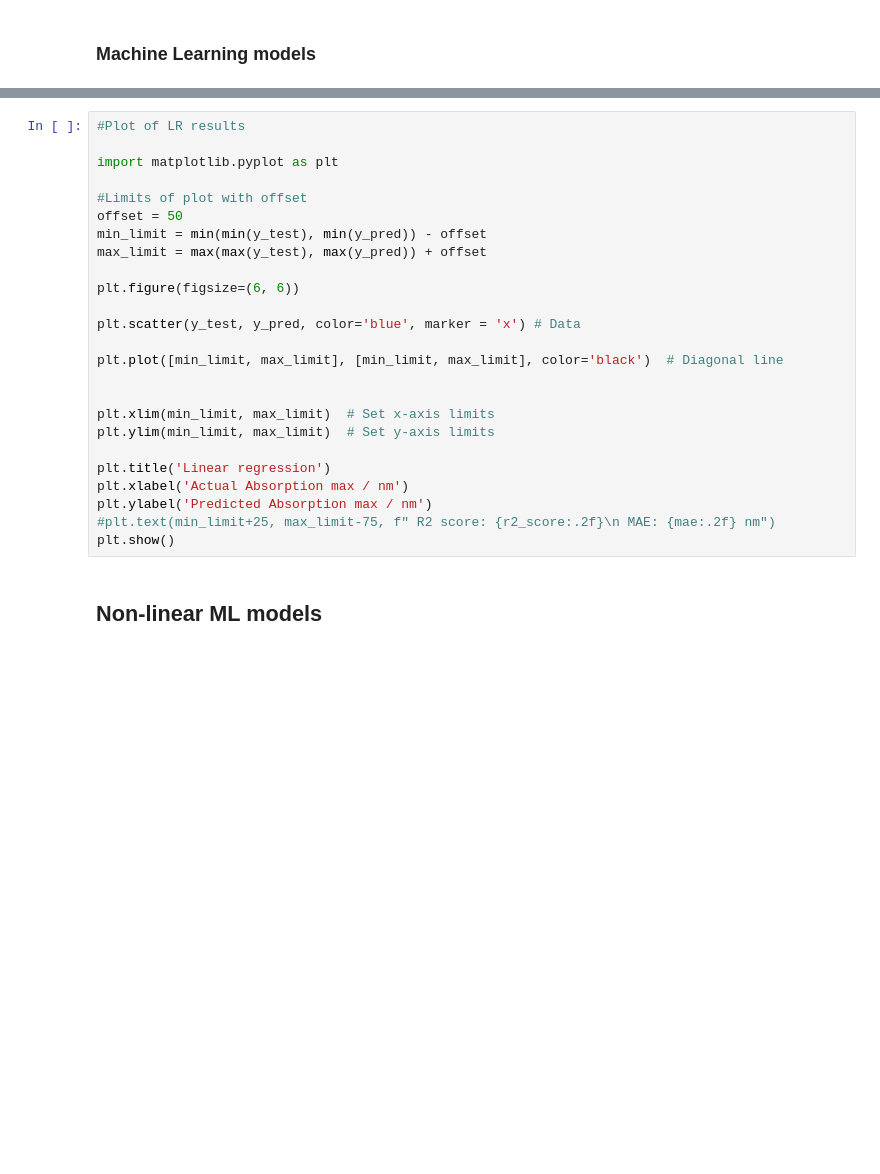
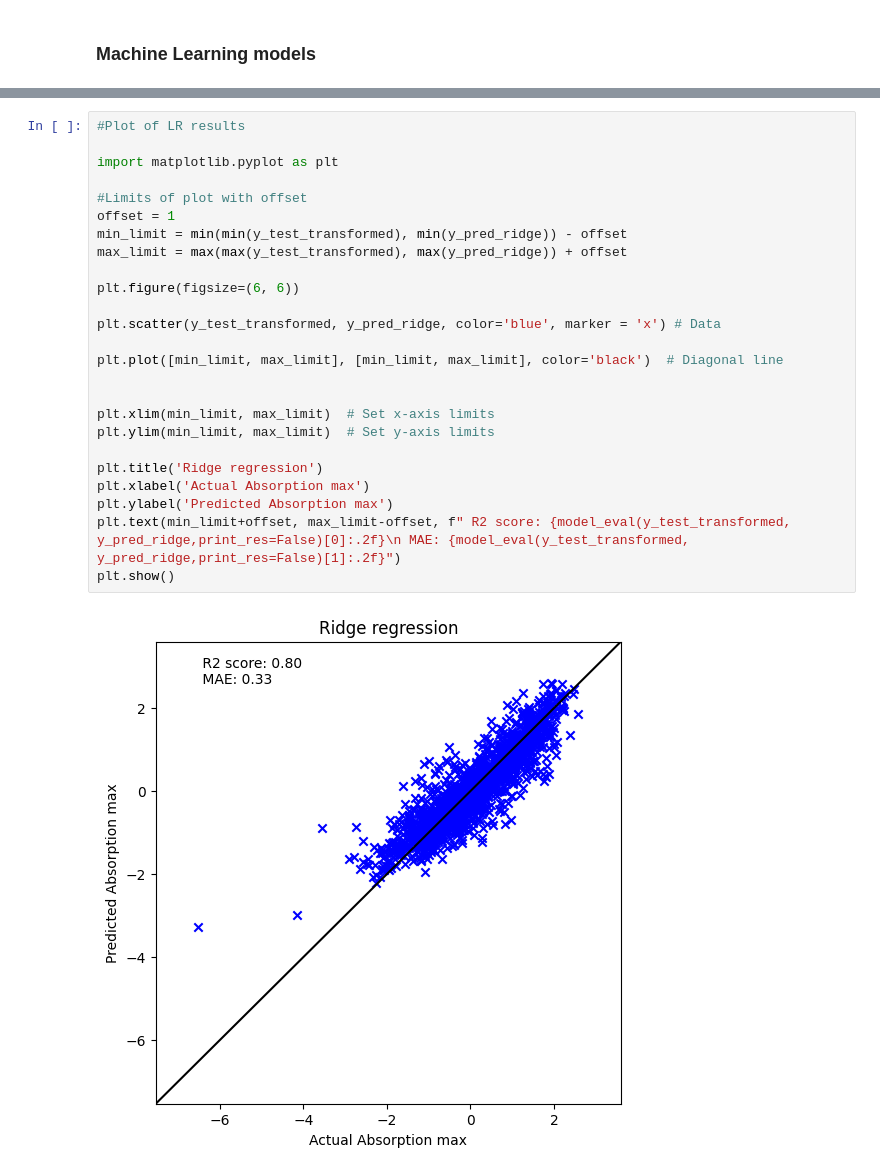
Before and after one commit to wejpurvis/TADF_matter_lab, a Jupyter notebook: Project/OLED_ML.ipynb, the cells around one changed output, grey strips where cells are left out. Drawn from its saved outputs; the diff is of its cells as text; blank space fills up the shorter version.

```diff
--- a/Project/OLED_ML.ipynb
+++ b/Project/OLED_ML.ipynb
@@ -238,27 +207,27 @@ states_df
 # %%
 #Plot of LR results
 
 import matplotlib.pyplot as plt
 
 #Limits of plot with offset
-offset = 50
-min_limit = min(min(y_test), min(y_pred)) - offset
-max_limit = max(max(y_test), max(y_pred)) + offset
+offset = 1
+min_limit = min(min(y_test_transformed), min(y_pred_ridge)) - offset
+max_limit = max(max(y_test_transformed), max(y_pred_ridge)) + offset
 
 plt.figure(figsize=(6, 6))
 
-plt.scatter(y_test, y_pred, color='blue', marker = 'x') # Data
+plt.scatter(y_test_transformed, y_pred_ridge, color='blue', marker = 'x') # Data
 
 plt.plot([min_limit, max_limit], [min_limit, max_limit], color='black')  # Diagonal line
 
 
 plt.xlim(min_limit, max_limit)  # Set x-axis limits
 plt.ylim(min_limit, max_limit)  # Set y-axis limits
 
-plt.title('Linear regression')
-plt.xlabel('Actual Absorption max / nm')
-plt.ylabel('Predicted Absorption max / nm')
-#plt.text(min_limit+25, max_limit-75, f" R2 score: {r2_score:.2f}\n MAE: {mae:.2f} nm")
+plt.title('Ridge regression')
+plt.xlabel('Actual Absorption max')
+plt.ylabel('Predicted Absorption max')
+plt.text(min_limit+offset, max_limit-offset, f" R2 score: {model_eval(y_test_transformed, y_pred_ridge,print_res=False)[0]:.2f}\n MAE: {model_eval(y_test_transformed, y_pred_ridge,print_res=False)[1]:.2f}")
 plt.show()
+# %% [output]
+[figure, added]
-# %% [markdown]
-## Non-linear ML models
```
Also changed, not shown: parts of 16 cells of this notebook, 3 other files.
